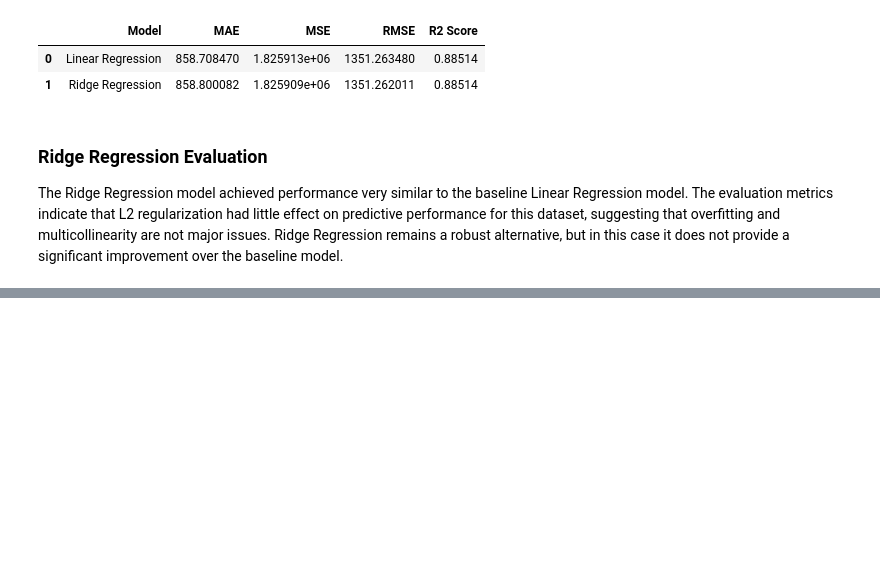
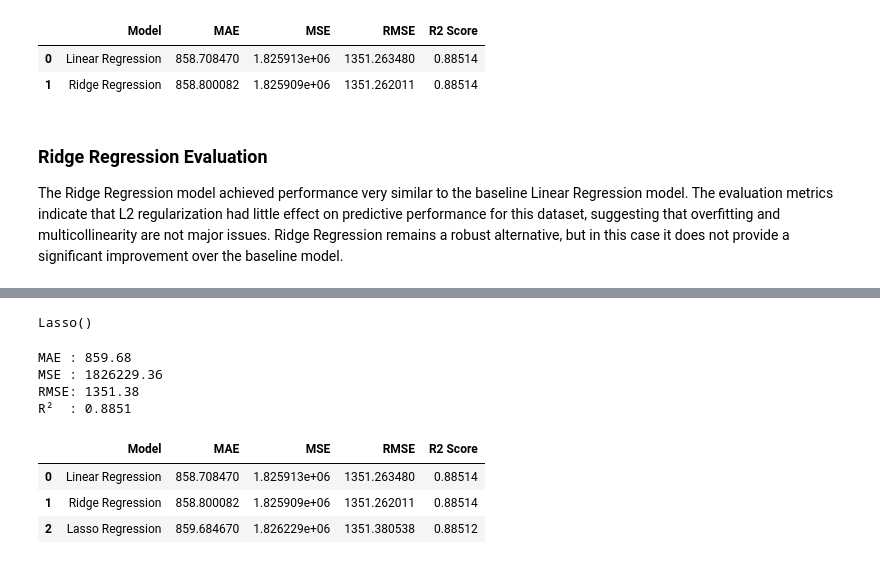
Before and after one commit to Betty2721/Diamond-Price-Prediction-Project, a Jupyter notebook: notebook/Diamond-Price-Prediction.ipynb, the cells around one changed output, grey strips where cells are left out. Cells and saved outputs as stored; diff of their text form; code cells hidden in the pictures; blank space fills up the shorter version.

```diff
--- a/notebook/Diamond-Price-Prediction.ipynb
+++ b/notebook/Diamond-Price-Prediction.ipynb
@@ -477,0 +487,36 @@ The Ridge Regression model achieved performance very similar to the baseline Lin
+# %%
+lasso_model.fit(X_train_scaled, y_train)
+# %% [output]
+Lasso()
+# %%
+y_pred_lasso = lasso_model.predict(X_test_scaled)
+# %%
+lasso_mae = mean_absolute_error(y_test, y_pred_lasso)
+lasso_mse = mean_squared_error(y_test, y_pred_lasso)
+lasso_rmse = np.sqrt(lasso_mse)
+lasso_r2 = r2_score(y_test, y_pred_lasso)
+
+print(f"MAE : {lasso_mae:.2f}")
+print(f"MSE : {lasso_mse:.2f}")
+print(f"RMSE: {lasso_rmse:.2f}")
+print(f"R²  : {lasso_r2:.4f}")
+# %% [output]
+MAE : 859.68
+MSE : 1826229.36
+RMSE: 1351.38
+R²  : 0.8851
+# %%
+results_df.loc[len(results_df)] = [
+    "Lasso Regression",
+    lasso_mae,
+    lasso_mse,
+    lasso_rmse,
+    lasso_r2
+]
+
+results_df
+# %% [output]
+|  | Model | MAE | MSE | RMSE | R2 Score |
+| 0 | Linear Regression | 858.708470 | 1.825913e+06 | 1351.263480 | 0.88514 |
+| 1 | Ridge Regression | 858.800082 | 1.825909e+06 | 1351.262011 | 0.88514 |
+| 2 | Lasso Regression | 859.684670 | 1.826229e+06 | 1351.380538 | 0.88512 |
```
Also changed, not shown: parts of 12 cells of this notebook.
